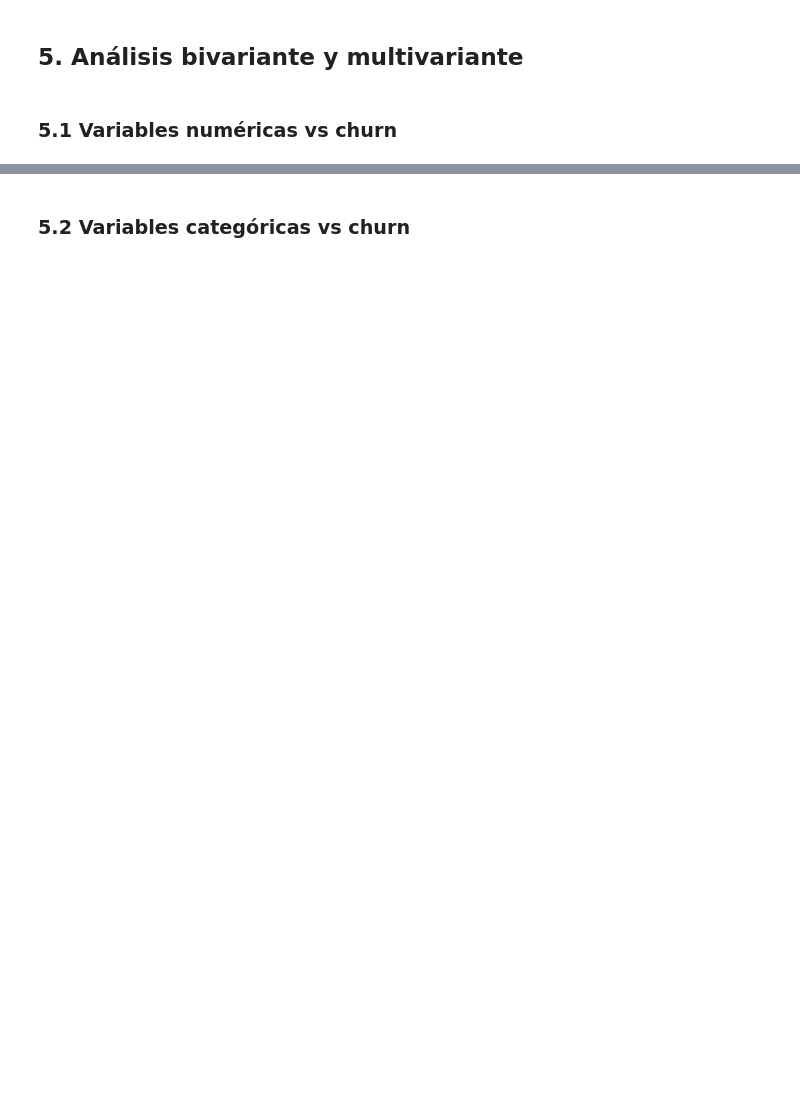
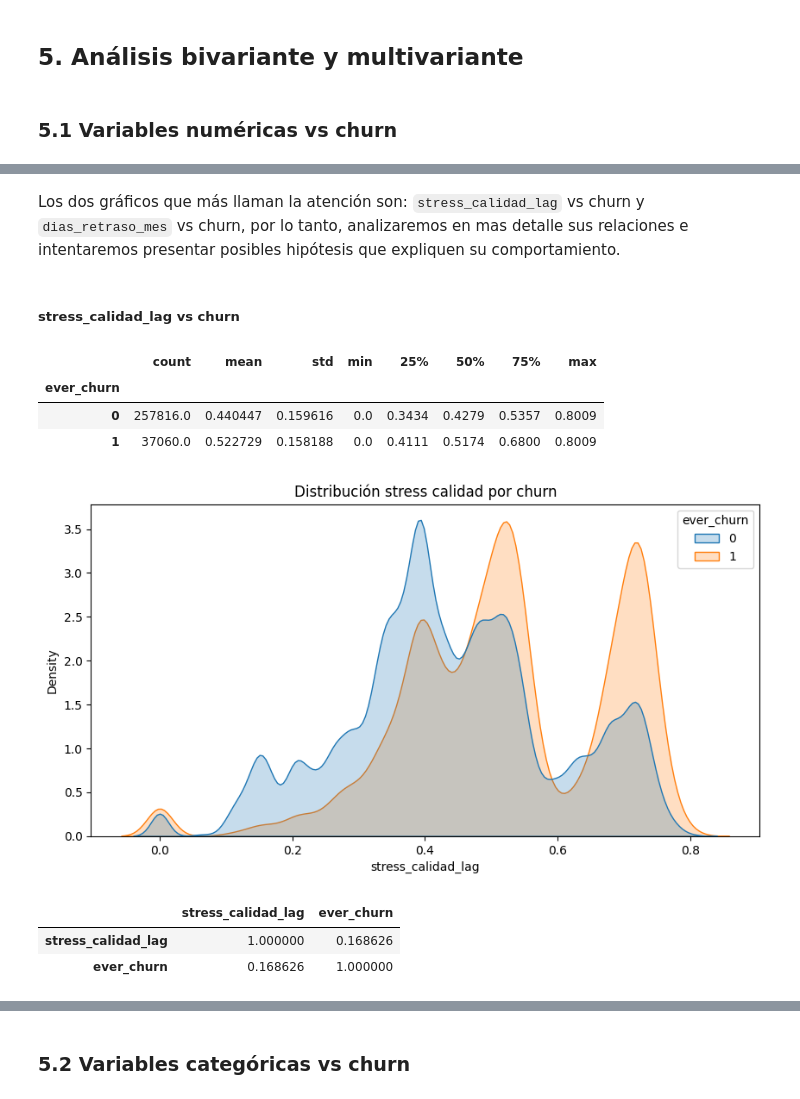
Before and after one commit to cunatpablo-afk/UCV-Churn, a Jupyter notebook: notebooks/EDA_Interacciones_soporte.ipynb, the cells around one changed output, grey strips where cells are left out. Cells and saved outputs as stored; diff of their text form; code cells hidden in the pictures; blank space fills up the shorter version.

```diff
--- a/notebooks/EDA_Interacciones_soporte.ipynb
+++ b/notebooks/EDA_Interacciones_soporte.ipynb
@@ -749,0 +1017,41 @@ EXPLORAR SI HAY CORRELACION ENTRE AUMENTO DE INTERACCIONES EN EL PICO ENTRE 05/2
+# %% [markdown]
+Los dos gráficos que más llaman la atención son: `stress_calidad_lag` vs churn y `dias_retraso_mes` vs churn, por lo tanto, analizaremos en mas detalle sus relaciones e intentaremos presentar posibles hipótesis que expliquen su comportamiento.
+# %% [markdown]
+##### stress_calidad_lag vs churn
+# %%
+display(
+    soporte_churn
+    .groupby('ever_churn')['stress_calidad_lag']
+    .describe()
+)
+# %% [output]
+|  | count | mean | std | min | 25% | 50% | 75% | max |
+| ever_churn |  |  |  |  |  |  |  |  |
+| 0 | 257816.0 | 0.440447 | 0.159616 | 0.0 | 0.3434 | 0.4279 | 0.5357 | 0.8009 |
+| 1 | 37060.0 | 0.522729 | 0.158188 | 0.0 | 0.4111 | 0.5174 | 0.6800 | 0.8009 |
+# %%
+plt.figure(figsize=(10,5))
+
+sns.kdeplot(
+    data=soporte_churn,
+    x='stress_calidad_lag',
+    hue='ever_churn',
+    fill=True,
+    common_norm=False
+)
+
+plt.title('Distribución stress calidad por churn')
+
+plt.show()
+# %% [output]
+[figure, added]
+# %%
+corr_stress = soporte_churn[
+    ['stress_calidad_lag', 'ever_churn']
+].corr()
+
+display(corr_stress)
+# %% [output]
+|  | stress_calidad_lag | ever_churn |
+| stress_calidad_lag | 1.000000 | 0.168626 |
+| ever_churn | 0.168626 | 1.000000 |
```
Also changed, not shown: parts of 37 cells of this notebook.
